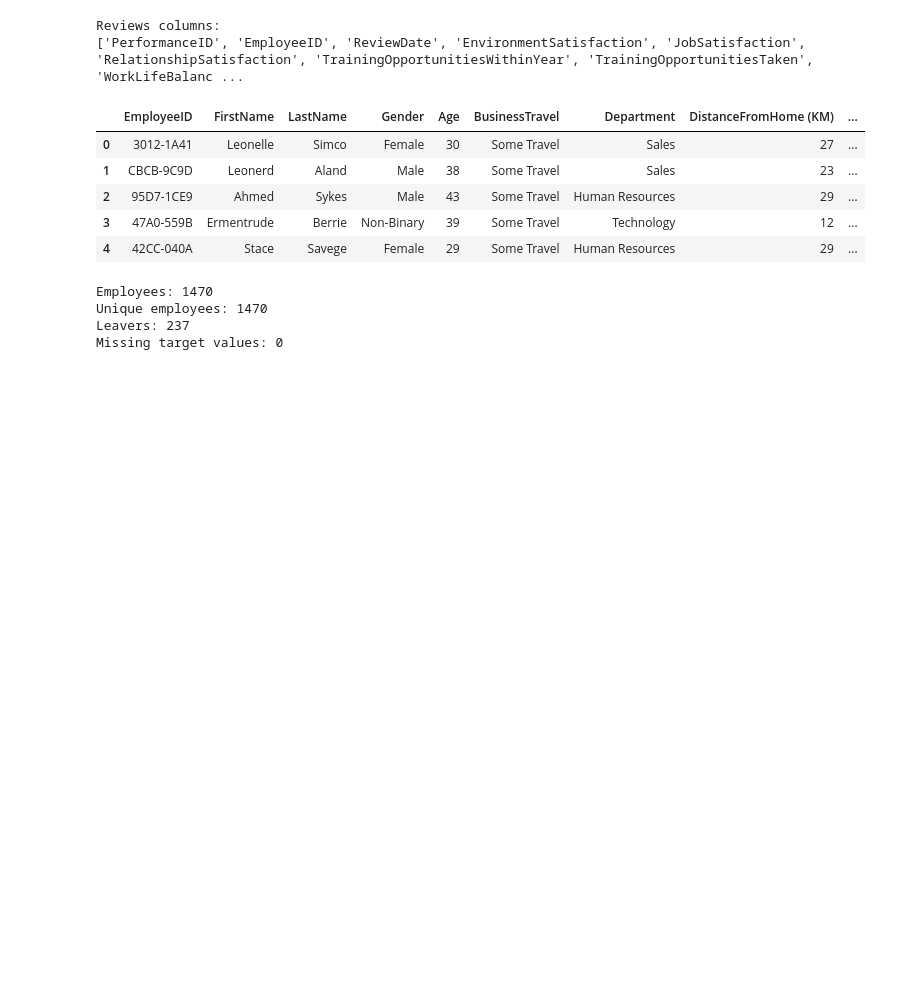
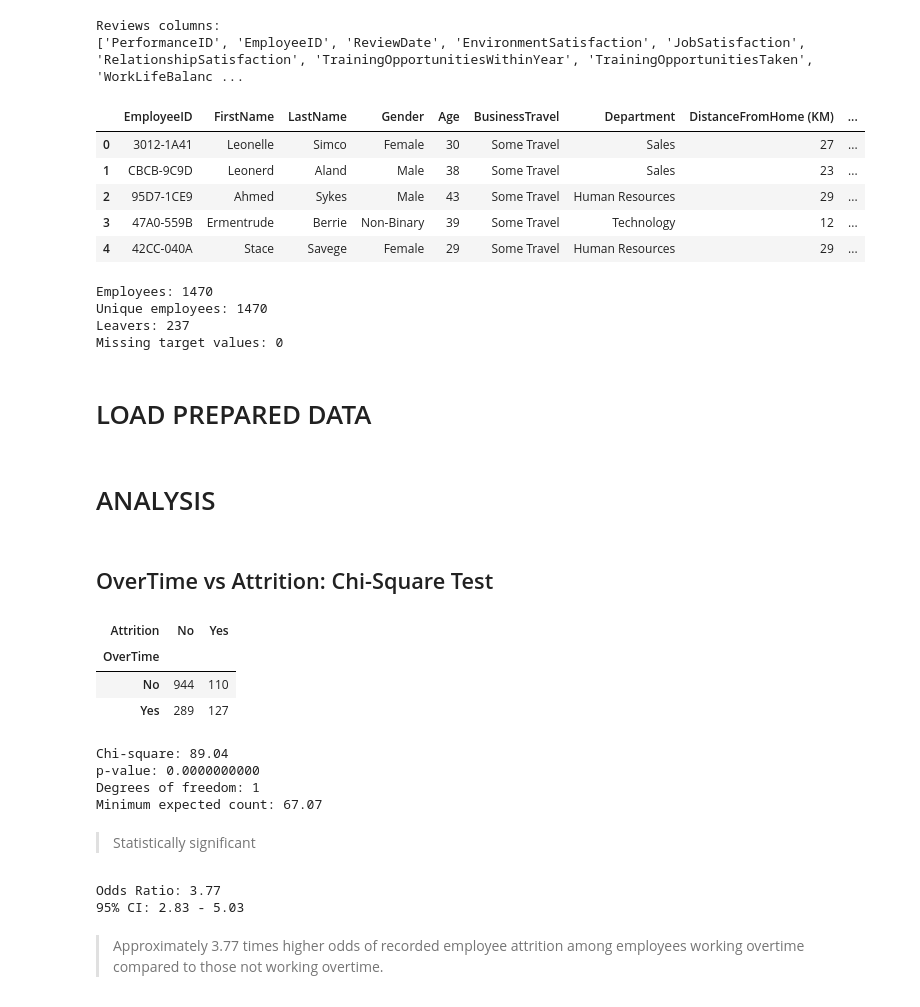
Before and after one commit to romarta/employee-attrition-analytics, a Jupyter notebook: notebooks/attrition_statistical_analysis.ipynb, the cells around one changed output. Saved outputs shown, nothing was run; the diff lists cells and outputs as text; code cells hidden in the pictures; blank space fills up the shorter version.

```diff
--- a/notebooks/attrition_statistical_analysis.ipynb
+++ b/notebooks/attrition_statistical_analysis.ipynb
@@ -99,3 +101,14 @@ processed_dir.mkdir(parents=True, exist_ok=True)
 
 df_workforce.to_csv(processed_dir / "workforce_analysis.csv", index=False)
 df_reviewed.to_csv(processed_dir / "reviewed_analysis.csv", index=False)
+# %% [markdown]
+# LOAD PREPARED DATA
+# %%
+# Reloading processed datasets
+df_workforce = pd.read_csv("../datasets/processed/workforce_analysis.csv",parse_dates=["HireDate"])
+
+df_reviewed = pd.read_csv("../datasets/processed/reviewed_analysis.csv",parse_dates=["HireDate", "ReviewDate"])
+# %% [markdown]
+# ANALYSIS
+# %% [markdown]
+## OverTime vs Attrition: Chi-Square Test
@@ -101,0 +117,38 @@ df_reviewed.to_csv(processed_dir / "reviewed_analysis.csv", index=False)
+# %%
+# Overtime vs Attrition
+table = pd.crosstab(df_workforce["OverTime"], df_workforce["Attrition"])
+table
+# %% [output]
+| Attrition | No | Yes |
+| OverTime |  |  |
+| No | 944 | 110 |
+| Yes | 289 | 127 |
+# %%
+# Pearson's Chi-square test
+chi2, p, dof, expected = chi2_contingency(table, correction=False)
+
+print(f"Chi-square: {chi2:.2f}")
+print(f"p-value: {p:.10f}")
+print(f"Degrees of freedom: {dof}")
+print(f"Minimum expected count: {expected.min():.2f}")
+# %% [output]
+Chi-square: 89.04
+p-value: 0.0000000000
+Degrees of freedom: 1
+Minimum expected count: 67.07
+# %% [markdown]
+> Statistically significant
+# %%
+# Odds Ratio (OR) i 95% Confidence Interval
+
+from statsmodels.stats.contingency_tables import Table2x2
+result = Table2x2(table.loc[["Yes", "No"], ["Yes", "No"]].to_numpy())
+ci_low, ci_high = result.oddsratio_confint()
+
+print("Odds Ratio:", round(result.oddsratio, 2))
+print("95% CI:", round(ci_low, 2), "-", round(ci_high, 2))
+# %% [output]
+Odds Ratio: 3.77
+95% CI: 2.83 - 5.03
+# %% [markdown]
+> Approximately 3.77 times higher odds of recorded employee attrition among employees working overtime compared to those not working overtime.
```
Also changed, not shown: parts of 7 cells of this notebook.
